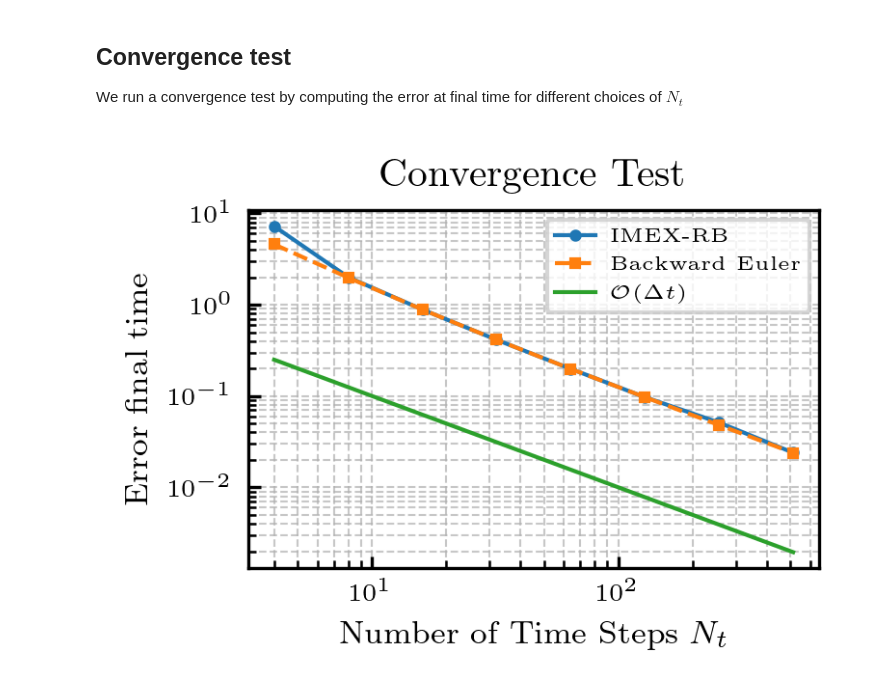
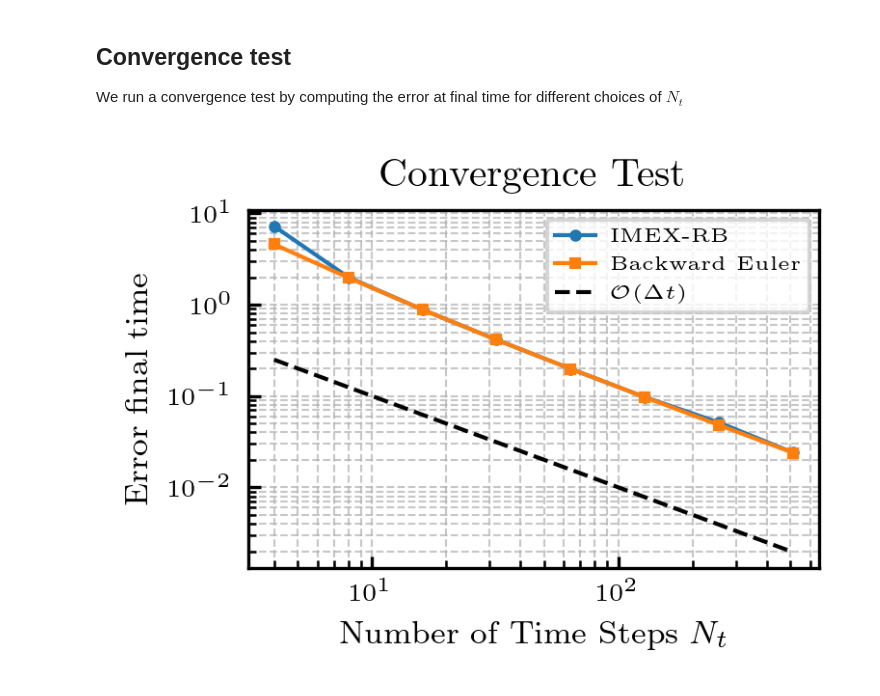
Before and after one commit to Fra-Sala/IMEX-RB, a Jupyter notebook: tutorials/heat1D.ipynb, the cells around one changed output. Cells and saved outputs as stored; diff of their text form; code cells hidden in the pictures.

```diff
--- a/tutorials/heat1D.ipynb
+++ b/tutorials/heat1D.ipynb
@@ -210,14 +210,14 @@ for Nt in Nt_values:
 # %%
 # Plot the convergence results
 plt.loglog(Nt_values, errors_imex, label="IMEX-RB", marker='o', linestyle='-')
 plt.loglog(Nt_values, errors_be, label="Backward Euler", marker='s', linestyle='-')
 # plt.loglog(Nt_values, errors_fe, label="Forward Euler", marker='^', linestyle='-.')
-plt.loglog(Nt_values, [1/Nt for Nt in Nt_values], label=r"$\mathcal{O}(\Delta t)$", linecolor="k", linestyle='--')
+plt.loglog(Nt_values, [1/Nt for Nt in Nt_values], label=r"$\mathcal{O}(\Delta t)$", color="k", linestyle='--')
 plt.xlabel(r"Number of Time Steps $N_t$")
 plt.ylabel("Error final time")
 plt.title("Convergence Test")
 plt.legend()
 plt.grid(True, which="both", linestyle="--", linewidth=0.5)
 plt.show()
 # %% [output]
-[figure, old version]
+[figure, new version]
```
